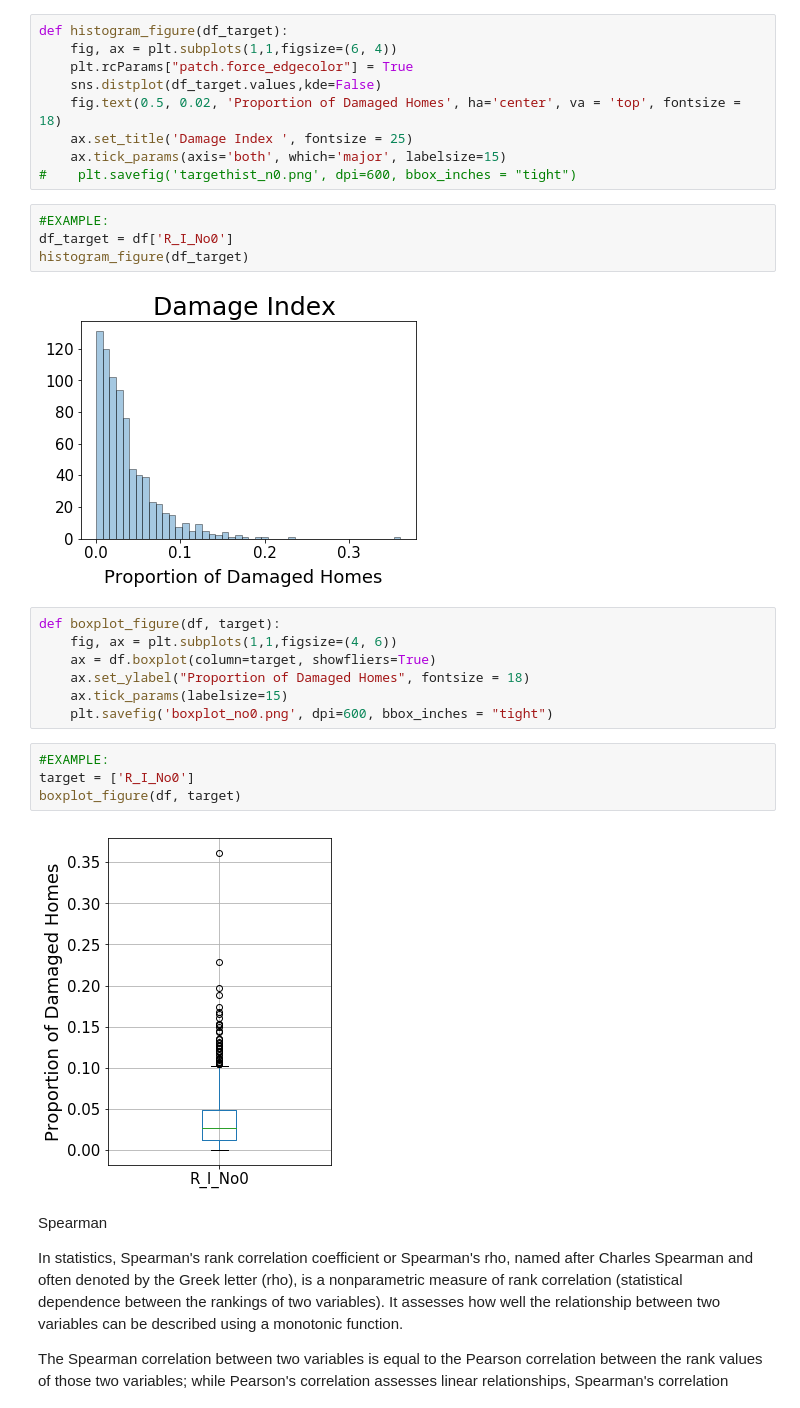
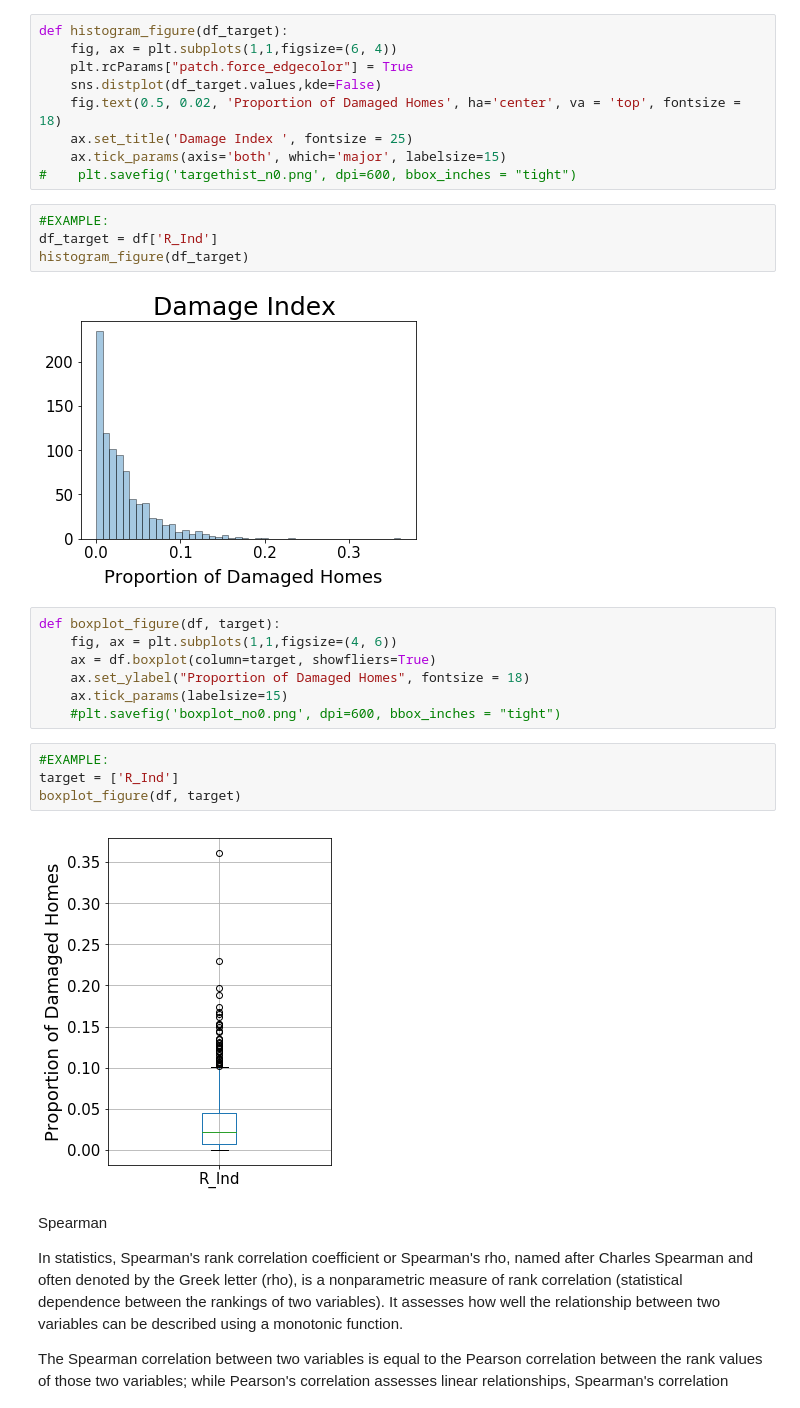
Before and after one commit to l-szczyrba/PR_Maria_RandomForest, a Jupyter notebook: Functions_4.ipynb, the cells around one changed output. Cells and saved outputs as stored; diff of their text form.

```diff
--- a/Functions_4.ipynb
+++ b/Functions_4.ipynb
@@ -77,23 +77,23 @@ def histogram_figure(df_target):
 #    plt.savefig('targethist_n0.png', dpi=600, bbox_inches = "tight")
 # %%
 #EXAMPLE:
-df_target = df['R_I_No0']
+df_target = df['R_Ind']
 histogram_figure(df_target)
 # %% [output]
-[figure, old version]
+[figure, new version]
 # %%
 def boxplot_figure(df, target):
     fig, ax = plt.subplots(1,1,figsize=(4, 6))
     ax = df.boxplot(column=target, showfliers=True)
     ax.set_ylabel("Proportion of Damaged Homes", fontsize = 18)
     ax.tick_params(labelsize=15)
-    plt.savefig('boxplot_no0.png', dpi=600, bbox_inches = "tight")
+    #plt.savefig('boxplot_no0.png', dpi=600, bbox_inches = "tight")
 # %%
 #EXAMPLE:
-target = ['R_I_No0']
+target = ['R_Ind']
 boxplot_figure(df, target)
 # %% [output]
-[figure, old version]
+[figure, new version]
 # %% [markdown]
 Spearman
 
```
Also changed, not shown: parts of 13 cells of this notebook, 11 other files.
